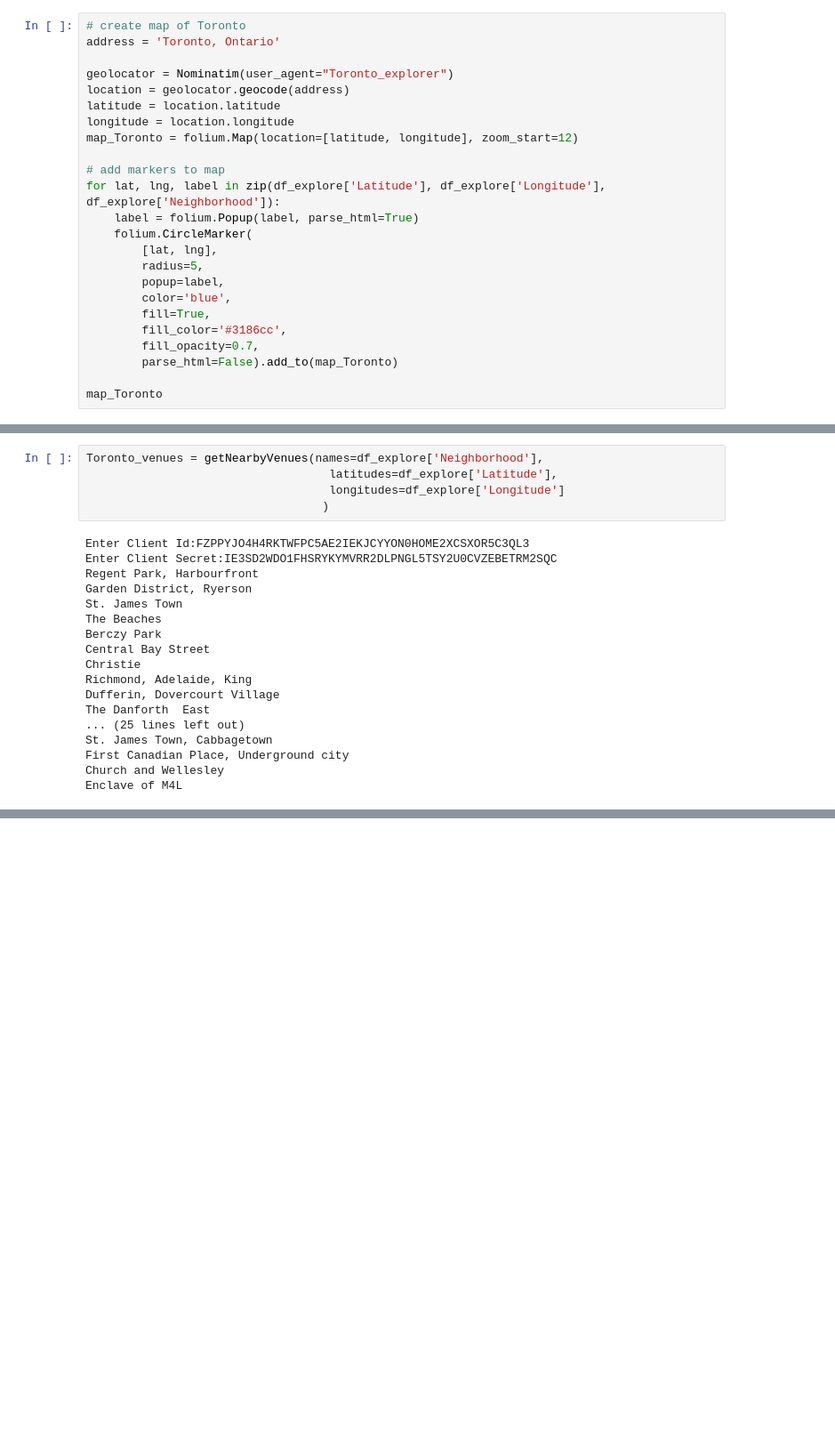
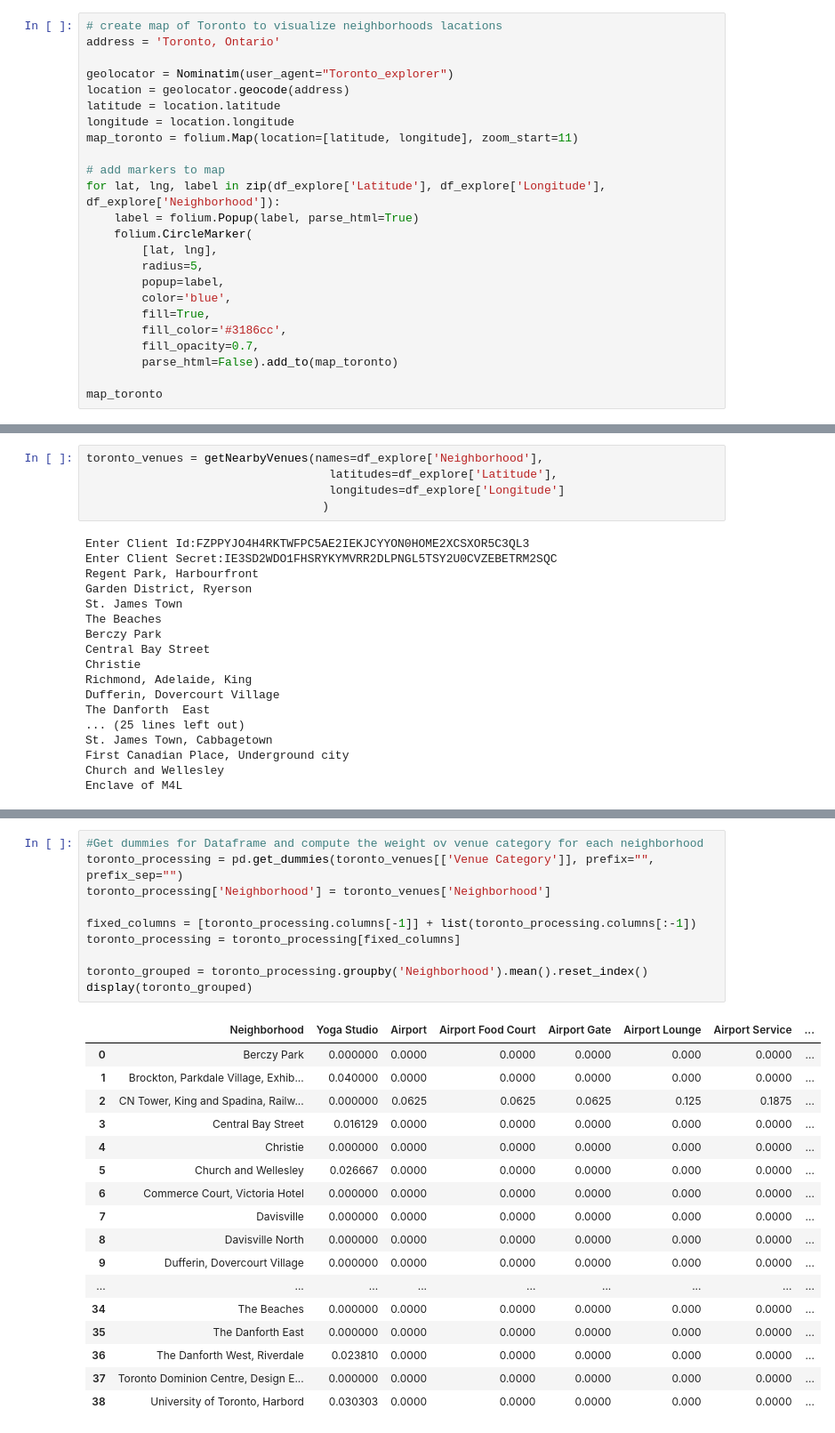
Before and after one commit to Aioioy/IBM_Capstone_Project, a Jupyter notebook: Notebook_for_IBM_Capstone_project.ipynb, the cells around one changed output, grey strips where cells are left out. Shown at 89% size. Saved outputs shown, nothing was run; the diff lists cells and outputs as text; blank space fills up the shorter version.

Commit message:
tasks completed, testing imaga nad html visualization

```diff
--- a/Notebook_for_IBM_Capstone_project.ipynb
+++ b/Notebook_for_IBM_Capstone_project.ipynb
@@ -105,12 +105,12 @@ display(df_explore.head())
 # %%
-# create map of Toronto
+# create map of Toronto to visualize neighborhoods lacations
 address = 'Toronto, Ontario'
 
 geolocator = Nominatim(user_agent="Toronto_explorer")
 location = geolocator.geocode(address)
 latitude = location.latitude
 longitude = location.longitude
-map_Toronto = folium.Map(location=[latitude, longitude], zoom_start=12)
+map_toronto = folium.Map(location=[latitude, longitude], zoom_start=11)
 
 # add markers to map
 for lat, lng, label in zip(df_explore['Latitude'], df_explore['Longitude'], df_explore['Neighborhood']):
@@ -123,8 +123,8 @@ for lat, lng, label in zip(df_explore['Latitude'], df_explore['Longitude'], df_e
         fill=True,
         fill_color='#3186cc',
         fill_opacity=0.7,
-        parse_html=False).add_to(map_Toronto)
+        parse_html=False).add_to(map_toronto)
 
-map_Toronto
+map_toronto
 # %% [output]
 [interactive output not drawn]
@@ -172,7 +176,7 @@ def getNearbyVenues(names, latitudes, longitudes, radius=500, LIMIT=100):
 
     return(nearby_venues)
 # %%
-Toronto_venues = getNearbyVenues(names=df_explore['Neighborhood'],
+toronto_venues = getNearbyVenues(names=df_explore['Neighborhood'],
                                    latitudes=df_explore['Latitude'],
                                    longitudes=df_explore['Longitude']
                                   )
@@ -222,0 +227,28 @@ display(HTML(map_Toronto._repr_html_()))
+# %%
+#Get dummies for Dataframe and compute the weight ov venue category for each neighborhood
+toronto_processing = pd.get_dummies(toronto_venues[['Venue Category']], prefix="", prefix_sep="")
+toronto_processing['Neighborhood'] = toronto_venues['Neighborhood']
+
+fixed_columns = [toronto_processing.columns[-1]] + list(toronto_processing.columns[:-1])
+toronto_processing = toronto_processing[fixed_columns]
+
+toronto_grouped = toronto_processing.groupby('Neighborhood').mean().reset_index()
+display(toronto_grouped)
+# %% [output]
+|  | Neighborhood | Yoga Studio | Airport | Airport Food Court | Airport Gate | Airport Lounge | Airport Service | ... |
+| 0 | Berczy Park | 0.000000 | 0.0000 | 0.0000 | 0.0000 | 0.000 | 0.0000 | ... |
+| 1 | Brockton, Parkdale Village, Exhib... | 0.040000 | 0.0000 | 0.0000 | 0.0000 | 0.000 | 0.0000 | ... |
+| 2 | CN Tower, King and Spadina, Railw... | 0.000000 | 0.0625 | 0.0625 | 0.0625 | 0.125 | 0.1875 | ... |
+| 3 | Central Bay Street | 0.016129 | 0.0000 | 0.0000 | 0.0000 | 0.000 | 0.0000 | ... |
+| 4 | Christie | 0.000000 | 0.0000 | 0.0000 | 0.0000 | 0.000 | 0.0000 | ... |
+| 5 | Church and Wellesley | 0.026667 | 0.0000 | 0.0000 | 0.0000 | 0.000 | 0.0000 | ... |
+| 6 | Commerce Court, Victoria Hotel | 0.000000 | 0.0000 | 0.0000 | 0.0000 | 0.000 | 0.0000 | ... |
+| 7 | Davisville | 0.000000 | 0.0000 | 0.0000 | 0.0000 | 0.000 | 0.0000 | ... |
+| 8 | Davisville North | 0.000000 | 0.0000 | 0.0000 | 0.0000 | 0.000 | 0.0000 | ... |
+| 9 | Dufferin, Dovercourt Village | 0.000000 | 0.0000 | 0.0000 | 0.0000 | 0.000 | 0.0000 | ... |
+| ... | ... | ... | ... | ... | ... | ... | ... | ... |
+| 34 | The Beaches | 0.000000 | 0.0000 | 0.0000 | 0.0000 | 0.000 | 0.0000 | ... |
+| 35 | The Danforth East | 0.000000 | 0.0000 | 0.0000 | 0.0000 | 0.000 | 0.0000 | ... |
+| 36 | The Danforth West, Riverdale | 0.023810 | 0.0000 | 0.0000 | 0.0000 | 0.000 | 0.0000 | ... |
+| 37 | Toronto Dominion Centre, Design E... | 0.000000 | 0.0000 | 0.0000 | 0.0000 | 0.000 | 0.0000 | ... |
+| 38 | University of Toronto, Harbord | 0.030303 | 0.0000 | 0.0000 | 0.0000 | 0.000 | 0.0000 | ... |
```
Also changed, not shown: parts of 14 cells of this notebook.
